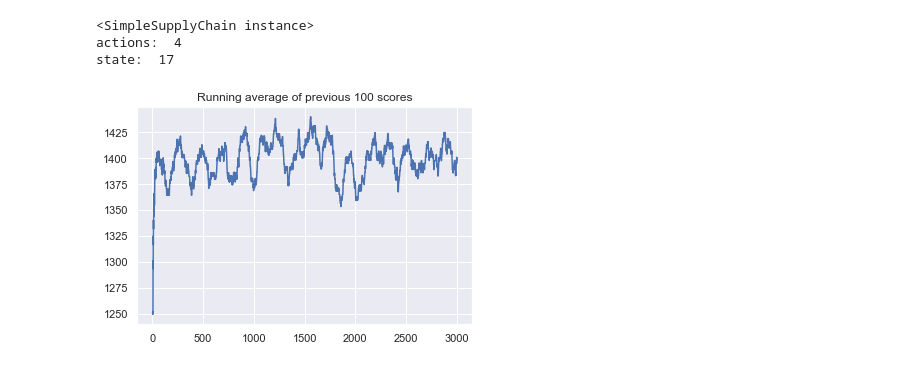
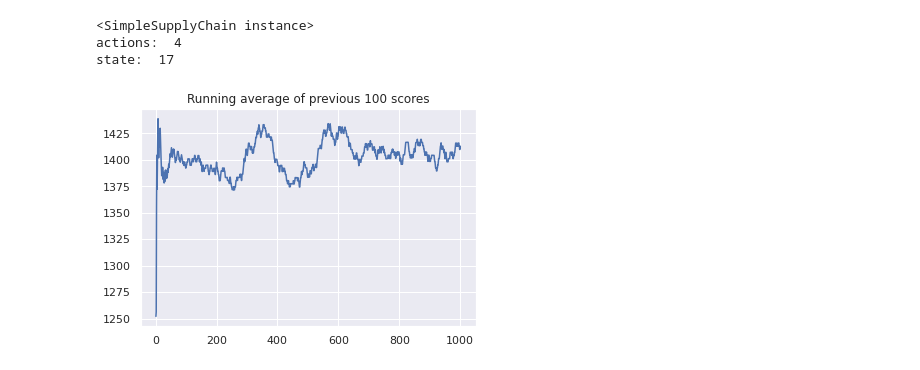
Before and after one commit to mingjunwang88/RL, a Jupyter notebook: SupplyChainDDPG.ipynb, the cells around one changed output. Drawn from its saved outputs; the diff is of its cells as text; code cells hidden in the pictures.

```diff
--- a/SupplyChainDDPG.ipynb
+++ b/SupplyChainDDPG.ipynb
@@ -6,8 +6,6 @@ import torch.nn.functional as f
 import numpy as np
 import matplotlib.pyplot as plt
 import gym
-import or_gym
-import gym_cartpole_swingup
 
 from Envs import SupplyChain as e
 import importlib
@@ -210,32 +208,32 @@ class Agent():
         x = [i+1 for i in range(self.maxm_iters)]
         self.plot_learning_curve(x, reward_list)
 
 if __name__ == '__main__':
     """
     env = gym.make('Pendulum-v0')
     #env = or_gym.make('CartPoleSwingUp-v0')
     #env = gym.make('MountainCar-v0')
     dim_state = env.observation_space.shape[0]
     dim_action = env.action_space.shape[0]
     print(dim_state, dim_action)
     print('space sample: ', env.observation_space.sample())
     print('action sample: ', env.action_space.sample())
     agent = Agent(env,dim_state,dim_action, 256, 256, 1e-5, 0.99, 3000, maxm_iters=1000)
     agent.train()
     """
 
     env = e.SimpleSupplyChain()
     print(env)
     dim_state = len(env.supply_chain.initial_state().to_array())
     dim_action = env.supply_chain.warehouse_num + 1
 
     print('actions: ', dim_action)
     print('state: ', dim_state)
 
-    agent = Agent(env,dim_state,dim_action, 256, 256, 1e-5, 0.99, 3000, maxm_iters=3000)
+    agent = Agent(env,dim_state,dim_action, 256, 256, 1e-5, 0.99, 3000, maxm_iters=1000)
     agent.train()
 # %% [output]
 <SimpleSupplyChain instance>
 actions:  4
 state:  17
-[figure, old version]
+[figure, new version]
```
Also changed, not shown: 10 other files.
